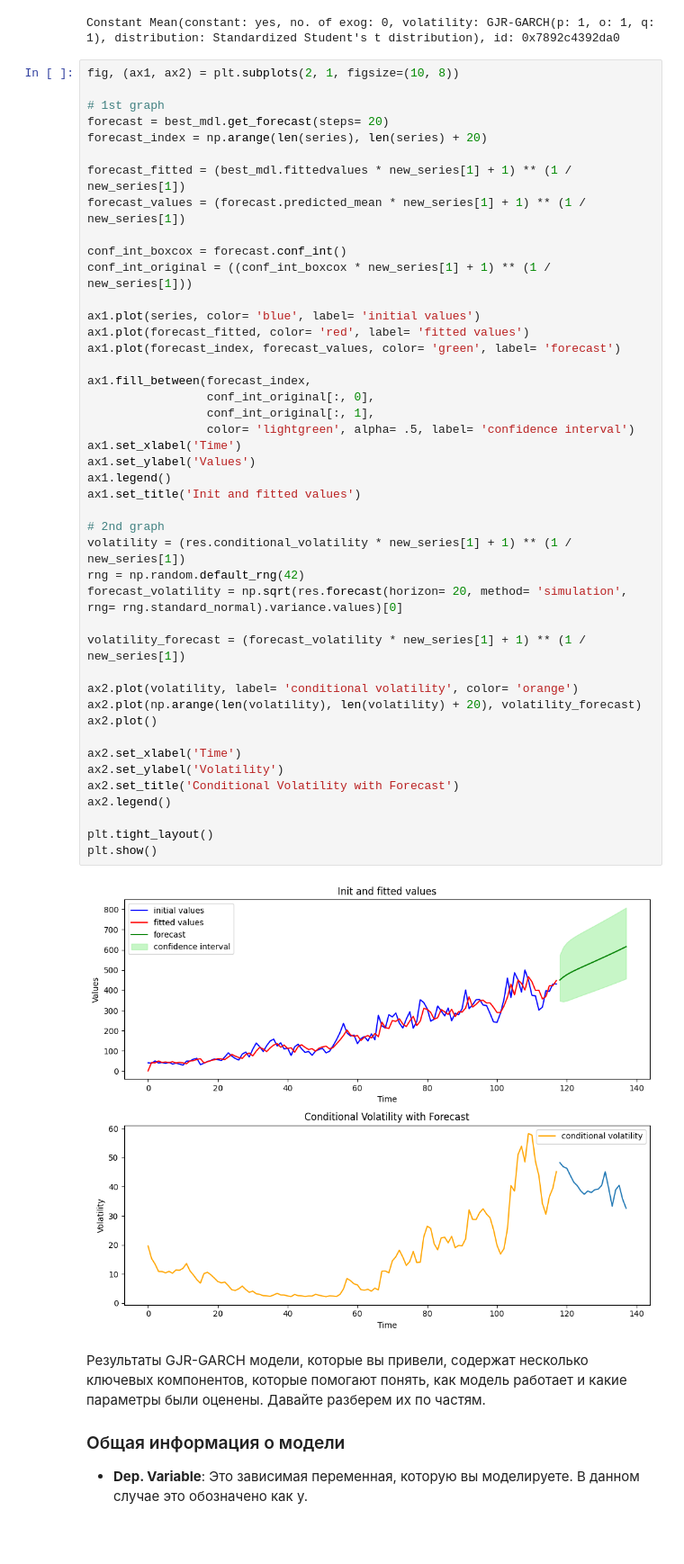
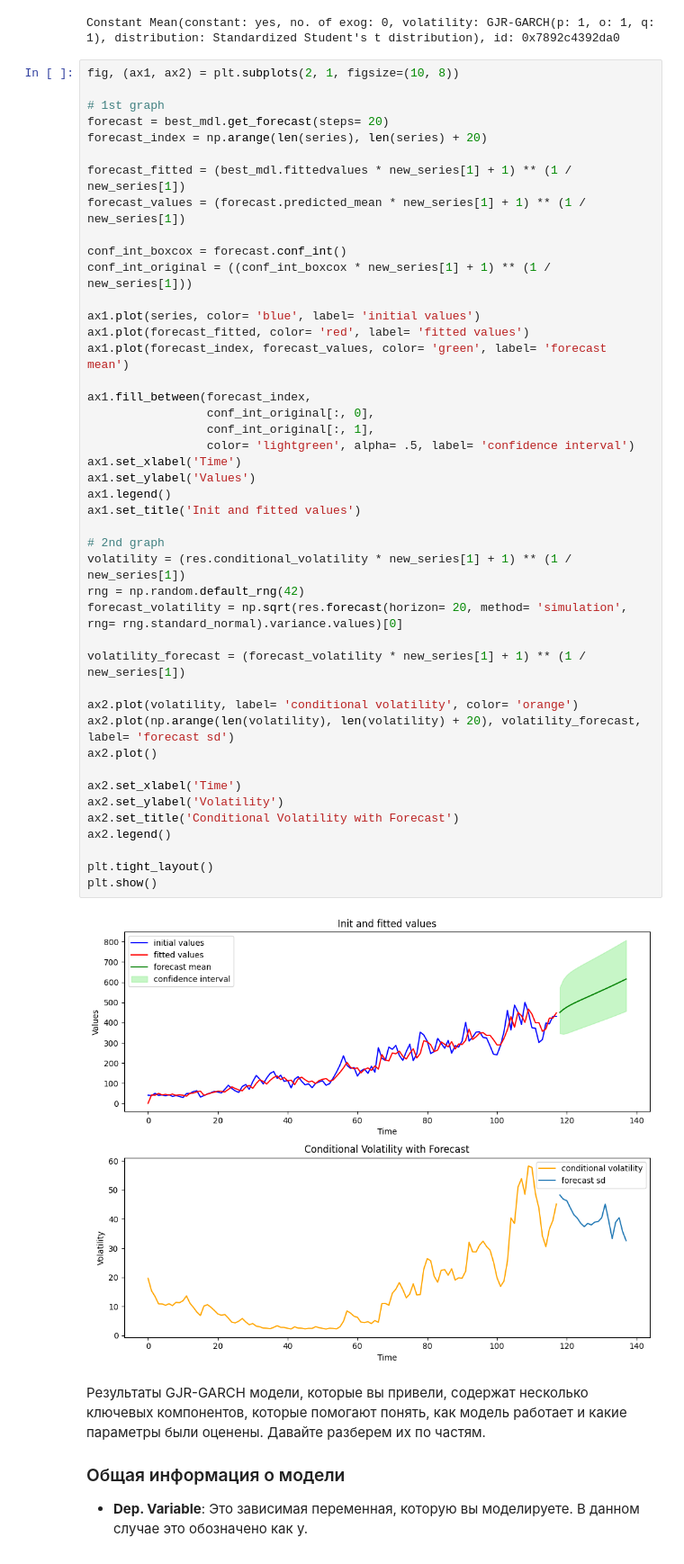
Before and after one commit to AlexBorealis/netology_tsml_hw, a Jupyter notebook: kozlov_tsml_hw_4.ipynb, the cells around one changed output. Shown at 90% size. Cells and saved outputs as stored; diff of their text form.

```diff
--- a/kozlov_tsml_hw_4.ipynb
+++ b/kozlov_tsml_hw_4.ipynb
@@ -156,37 +145,37 @@ conf_int_original = ((conf_int_boxcox * new_series[1] + 1) ** (1 / new_series[1]
 
 ax1.plot(series, color= 'blue', label= 'initial values')
 ax1.plot(forecast_fitted, color= 'red', label= 'fitted values')
-ax1.plot(forecast_index, forecast_values, color= 'green', label= 'forecast')
+ax1.plot(forecast_index, forecast_values, color= 'green', label= 'forecast mean')
 
 ax1.fill_between(forecast_index,
                  conf_int_original[:, 0],
                  conf_int_original[:, 1],
                  color= 'lightgreen', alpha= .5, label= 'confidence interval')
 ax1.set_xlabel('Time')
 ax1.set_ylabel('Values')
 ax1.legend()
 ax1.set_title('Init and fitted values')
 
 # 2nd graph
 volatility = (res.conditional_volatility * new_series[1] + 1) ** (1 / new_series[1])
 rng = np.random.default_rng(42)
 forecast_volatility = np.sqrt(res.forecast(horizon= 20, method= 'simulation', rng= rng.standard_normal).variance.values)[0]
 
 volatility_forecast = (forecast_volatility * new_series[1] + 1) ** (1 / new_series[1])
 
 ax2.plot(volatility, label= 'conditional volatility', color= 'orange')
-ax2.plot(np.arange(len(volatility), len(volatility) + 20), volatility_forecast)
+ax2.plot(np.arange(len(volatility), len(volatility) + 20), volatility_forecast, label= 'forecast sd')
 ax2.plot()
 
 ax2.set_xlabel('Time')
 ax2.set_ylabel('Volatility')
 ax2.set_title('Conditional Volatility with Forecast')
 ax2.legend()
 
 plt.tight_layout()
 plt.show()
 # %% [output]
-[figure, old version]
+[figure, new version]
 # %% [markdown]
 Результаты GJR-GARCH модели, которые вы привели, содержат несколько ключевых компонентов, которые помогают понять, как модель работает и какие параметры были оценены. Давайте разберем их по частям.
 
```
Also changed, not shown: parts of 3 cells of this notebook.
